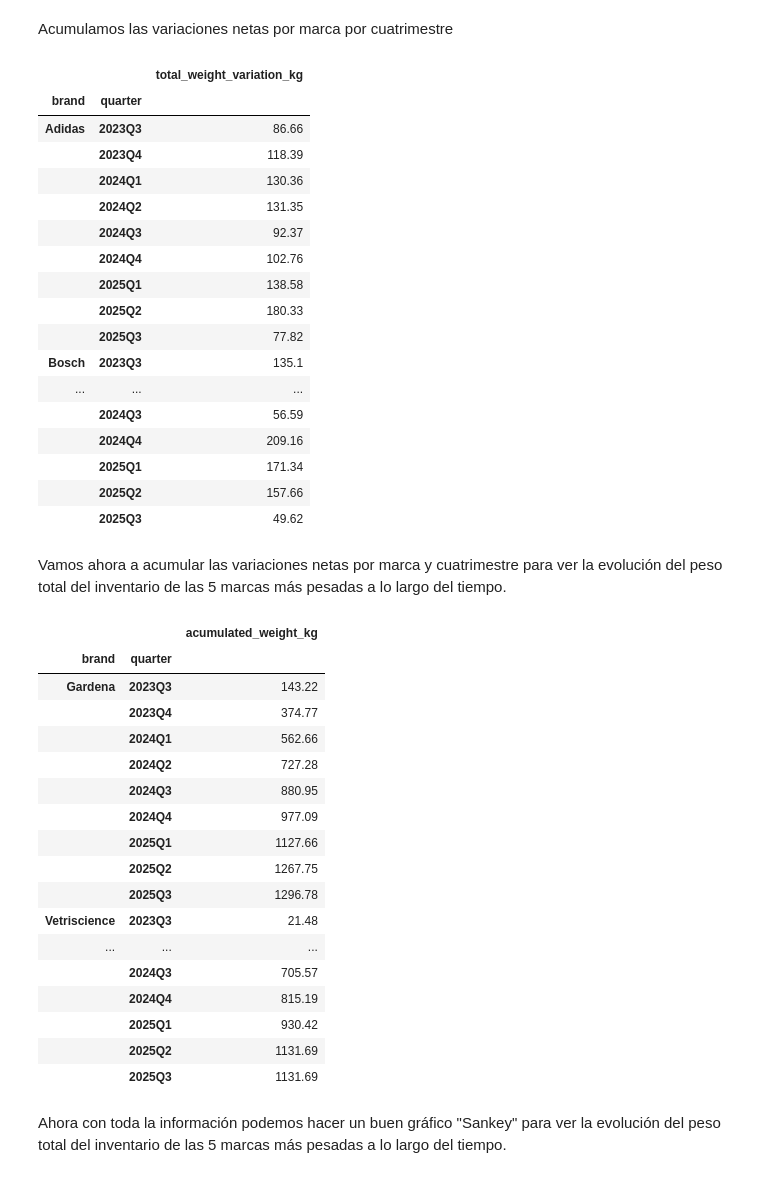
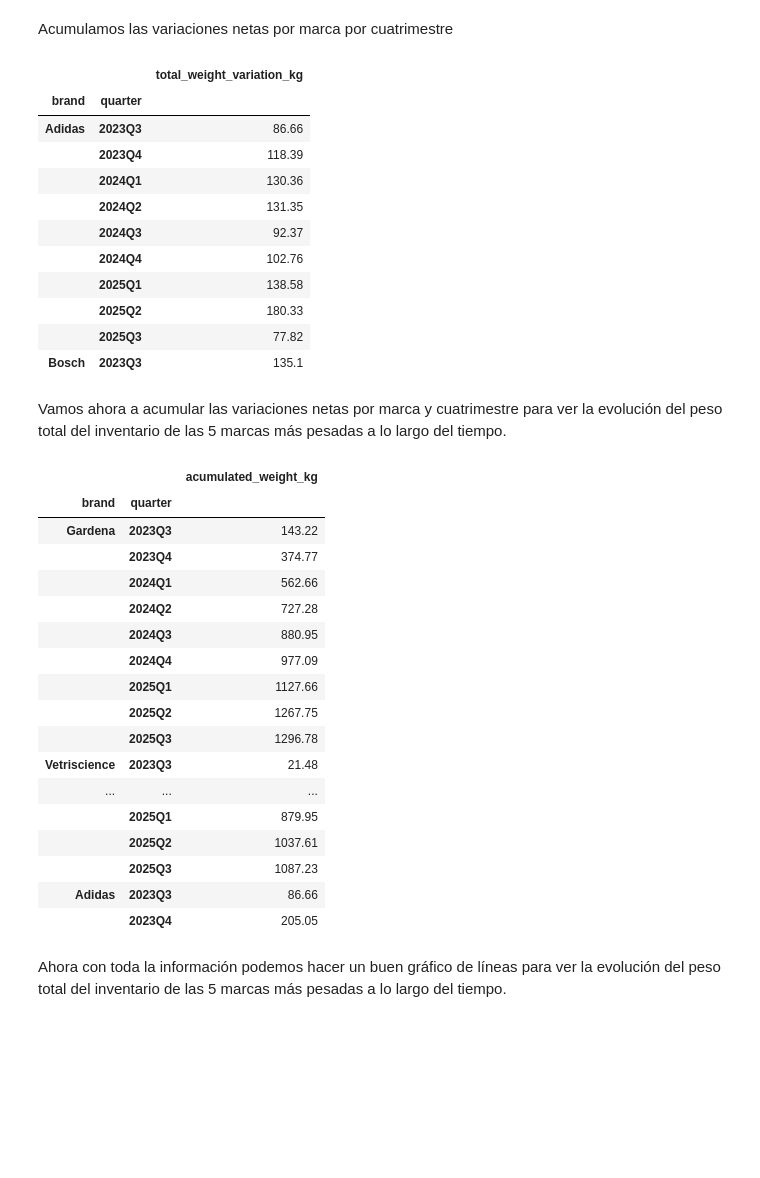
Before and after one commit to maximogismondi/cdd-martinelli, a Jupyter notebook: tps/tp1/querys/04_peso_inventario_stuff_por_marca.ipynb, the cells around one changed output. Cells and saved outputs as stored; diff of their text form; code cells hidden in the pictures; blank space fills up the shorter version.

```diff
--- a/tps/tp1/querys/04_peso_inventario_stuff_por_marca.ipynb
+++ b/tps/tp1/querys/04_peso_inventario_stuff_por_marca.ipynb
@@ -572,30 +568,24 @@ Acumulamos las variaciones netas por marca por cuatrimestre
 # %%
 grouped_variation = variation_of_inventory_by_product_and_quarter.groupby(
     ["brand", "quarter"], observed=True
 ).agg(
     total_weight_variation_kg=("weight_kg_variation", "sum"),
 )
 
-grouped_variation
+grouped_variation.head(10)
 # %% [output]
 |  |  | total_weight_variation_kg |
 | brand | quarter |  |
 | Adidas | 2023Q3 | 86.66 |
 |  | 2023Q4 | 118.39 |
 |  | 2024Q1 | 130.36 |
 |  | 2024Q2 | 131.35 |
 |  | 2024Q3 | 92.37 |
 |  | 2024Q4 | 102.76 |
 |  | 2025Q1 | 138.58 |
 |  | 2025Q2 | 180.33 |
 |  | 2025Q3 | 77.82 |
 | Bosch | 2023Q3 | 135.1 |
-| ... | ... | ... |
-|  | 2024Q3 | 56.59 |
-|  | 2024Q4 | 209.16 |
-|  | 2025Q1 | 171.34 |
-|  | 2025Q2 | 157.66 |
-|  | 2025Q3 | 49.62 |
 # %% [markdown]
 Vamos ahora a acumular las variaciones netas por marca y cuatrimestre para ver la evolución del peso total del inventario de las 5 marcas más pesadas a lo largo del tiempo.
 # %%
@@ -617,7 +607,7 @@ acumulated_weight_df = pd.concat(
 acumulated_weight_df.index.names = ["brand", "quarter"]
 acumulated_weight_df = acumulated_weight_df[["acumulated_weight_kg"]]
 acumulated_weight_df["acumulated_weight_kg"] = acumulated_weight_df["acumulated_weight_kg"].astype(float).round(2).fillna(0.0)
-acumulated_weight_df
+acumulated_weight_df.head(20)
 # %% [output]
 |  |  | acumulated_weight_kg |
 | brand | quarter |  |
@@ -632,10 +622,10 @@ acumulated_weight_df
 |  | 2025Q3 | 1296.78 |
 | Vetriscience | 2023Q3 | 21.48 |
 | ... | ... | ... |
-|  | 2024Q3 | 705.57 |
-|  | 2024Q4 | 815.19 |
-|  | 2025Q1 | 930.42 |
-|  | 2025Q2 | 1131.69 |
-|  | 2025Q3 | 1131.69 |
+|  | 2025Q1 | 879.95 |
+|  | 2025Q2 | 1037.61 |
+|  | 2025Q3 | 1087.23 |
+| Adidas | 2023Q3 | 86.66 |
+|  | 2023Q4 | 205.05 |
 # %% [markdown]
-Ahora con toda la información podemos hacer un buen gráfico "Sankey" para ver la evolución del peso total del inventario de las 5 marcas más pesadas a lo largo del tiempo.
+Ahora con toda la información podemos hacer un buen gráfico de líneas para ver la evolución del peso total del inventario de las 5 marcas más pesadas a lo largo del tiempo.
```
Also changed, not shown: parts of 7 cells of this notebook, 1 other file.
